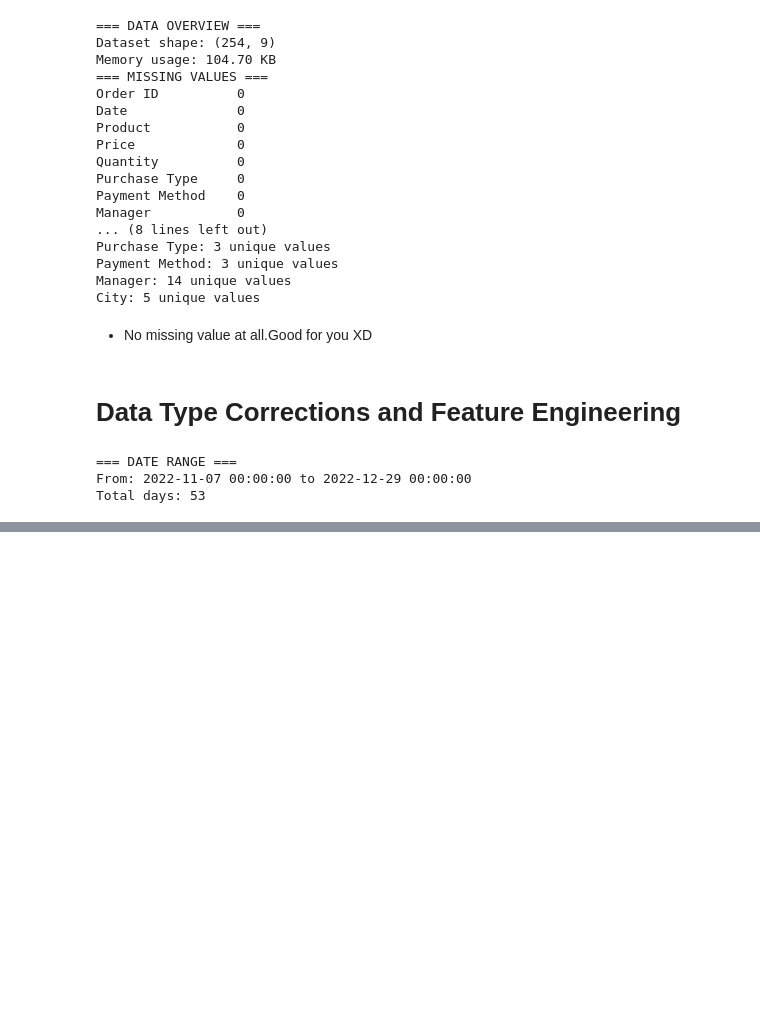
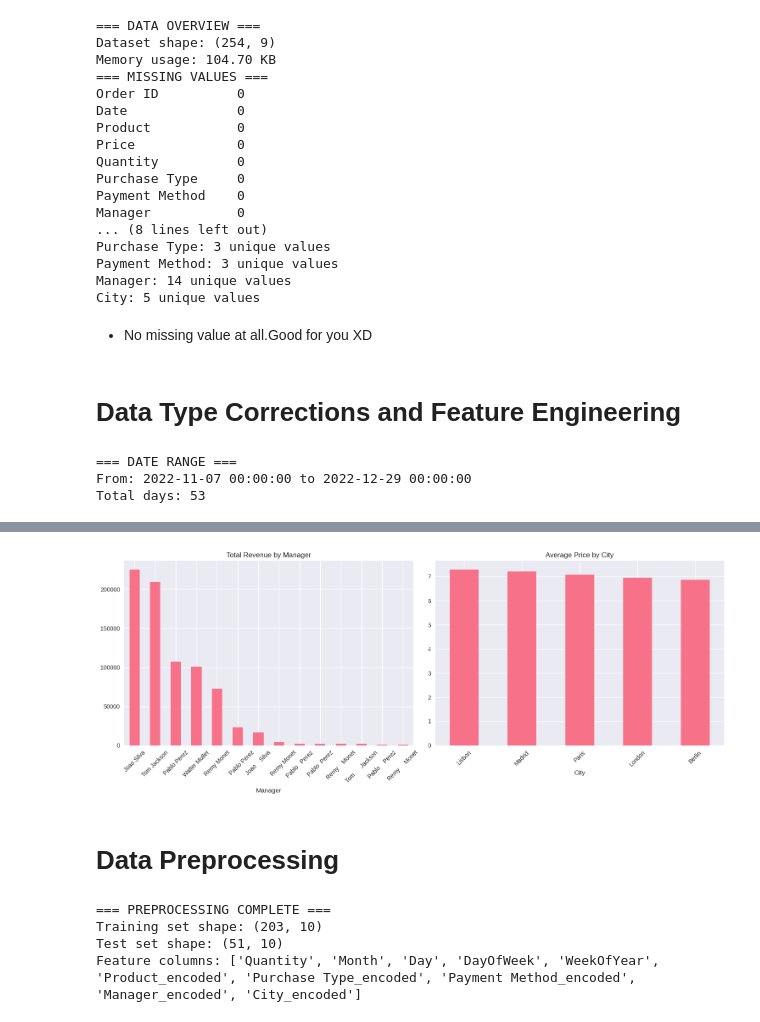
Before and after one commit to alabhastam/Resturant-Sales-prediction, a Jupyter notebook: main.ipynb, the cells around one changed output, grey strips where cells are left out. Saved outputs shown, nothing was run; the diff lists cells and outputs as text; code cells hidden in the pictures; blank space fills up the shorter version.

```diff
--- a/main.ipynb
+++ b/main.ipynb
@@ -88,0 +196,65 @@ Total days: 53
+# %%
+# Manager and City Analysis
+plt.figure(figsize=(15, 6))
+
+plt.subplot(1, 2, 1)
+manager_revenue = df.groupby('Manager')['Total_Revenue'].sum().sort_values(ascending=False)
+manager_revenue.plot(kind='bar')
+plt.title('Total Revenue by Manager')
+plt.xticks(rotation=45)
+
+plt.subplot(1, 2, 2)
+city_avg_price = df.groupby('City')['Price'].mean().sort_values(ascending=False)
+city_avg_price.plot(kind='bar')
+plt.title('Average Price by City')
+plt.xticks(rotation=45)
+
+plt.tight_layout()
+plt.show()
+# %% [output]
+[figure, added]
+# %% [markdown]
+# Data Preprocessing
+# %%
+from sklearn.preprocessing import LabelEncoder, StandardScaler
+from sklearn.model_selection import train_test_split
+
+# Create a copy for modeling
+df_model = df.copy()
+
+# Handle categorical variables
+label_encoders = {}
+categorical_columns = ['Product', 'Purchase Type', 'Payment Method', 'Manager', 'City']
+
+for col in categorical_columns:
+    le = LabelEncoder()
+    df_model[col + '_encoded'] = le.fit_transform(df_model[col])
+    label_encoders[col] = le
+
+# Create feature matrix for price prediction
+feature_columns = [
+    'Quantity', 'Month', 'Day', 'DayOfWeek', 'WeekOfYear',
+    'Product_encoded', 'Purchase Type_encoded', 'Payment Method_encoded',
+    'Manager_encoded', 'City_encoded'
+]
+
+X = df_model[feature_columns]
+y = df_model['Price']
+
+# Split the data
+X_train, X_test, y_train, y_test = train_test_split(X, y, test_size=0.2, random_state=42)
+
+# Scale the features
+scaler = StandardScaler()
+X_train_scaled = scaler.fit_transform(X_train)
+X_test_scaled = scaler.transform(X_test)
+
+print("=== PREPROCESSING COMPLETE ===")
+print(f"Training set shape: {X_train.shape}")
+print(f"Test set shape: {X_test.shape}")
+print(f"Feature columns: {feature_columns}")
+# %% [output]
+=== PREPROCESSING COMPLETE ===
+Training set shape: (203, 10)
+Test set shape: (51, 10)
+Feature columns: ['Quantity', 'Month', 'Day', 'DayOfWeek', 'WeekOfYear', 'Product_encoded', 'Purchase Type_encoded', 'Payment Method_encoded', 'Manager_encoded', 'City_encoded']
```
Also changed, not shown: parts of 5 cells of this notebook.
